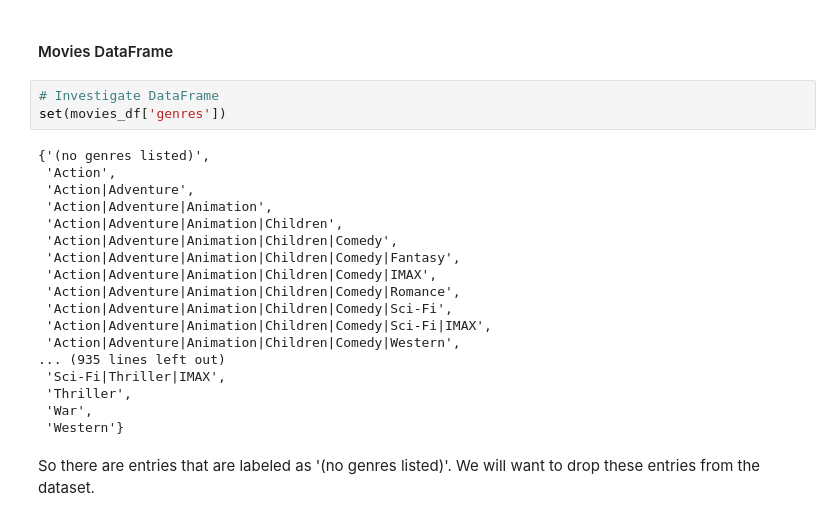
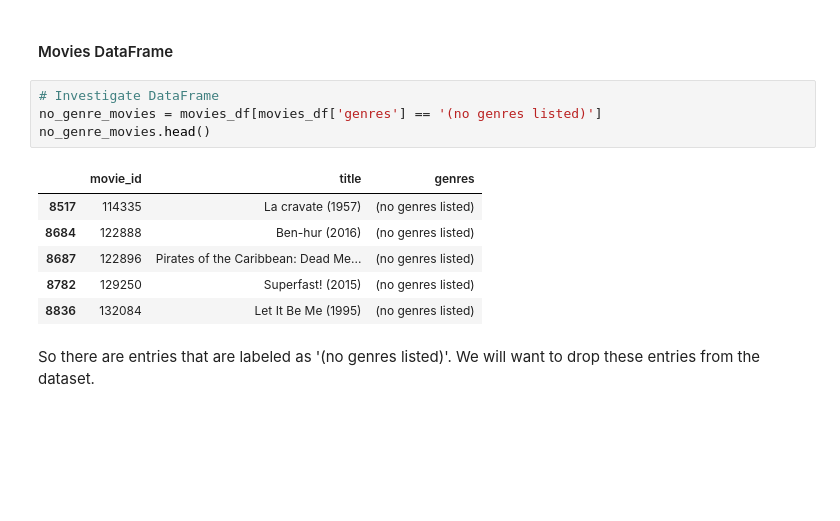
Before and after one commit to evan-rosenbaum1/movie_recommendation_system, a Jupyter notebook: movie_recommendation_system.ipynb, the cells around one changed output. Cells and saved outputs as stored; diff of their text form; blank space fills up the shorter version.

```diff
--- a/movie_recommendation_system.ipynb
+++ b/movie_recommendation_system.ipynb
@@ -98,25 +110,15 @@ The focus of the recommendation systems training will center on the movies_df an
 #### Movies DataFrame
 # %%
 # Investigate DataFrame
-set(movies_df['genres'])
+no_genre_movies = movies_df[movies_df['genres'] == '(no genres listed)']
+no_genre_movies.head()
 # %% [output]
-{'(no genres listed)',
- 'Action',
- 'Action|Adventure',
- 'Action|Adventure|Animation',
- 'Action|Adventure|Animation|Children',
- 'Action|Adventure|Animation|Children|Comedy',
- 'Action|Adventure|Animation|Children|Comedy|Fantasy',
- 'Action|Adventure|Animation|Children|Comedy|IMAX',
- 'Action|Adventure|Animation|Children|Comedy|Romance',
- 'Action|Adventure|Animation|Children|Comedy|Sci-Fi',
- 'Action|Adventure|Animation|Children|Comedy|Sci-Fi|IMAX',
- 'Action|Adventure|Animation|Children|Comedy|Western',
-... (935 lines left out)
- 'Sci-Fi|Thriller|IMAX',
- 'Thriller',
- 'War',
- 'Western'}
+|  | movie_id | title | genres |
+| 8517 | 114335 | La cravate (1957) | (no genres listed) |
+| 8684 | 122888 | Ben-hur (2016) | (no genres listed) |
+| 8687 | 122896 | Pirates of the Caribbean: Dead Me... | (no genres listed) |
+| 8782 | 129250 | Superfast! (2015) | (no genres listed) |
+| 8836 | 132084 | Let It Be Me (1995) | (no genres listed) |
 # %% [markdown]
 So there are entries that are labeled as '(no genres listed)'. We will want to drop these entries from the dataset.
 # %%
```
Also changed, not shown: parts of 88 cells of this notebook.
